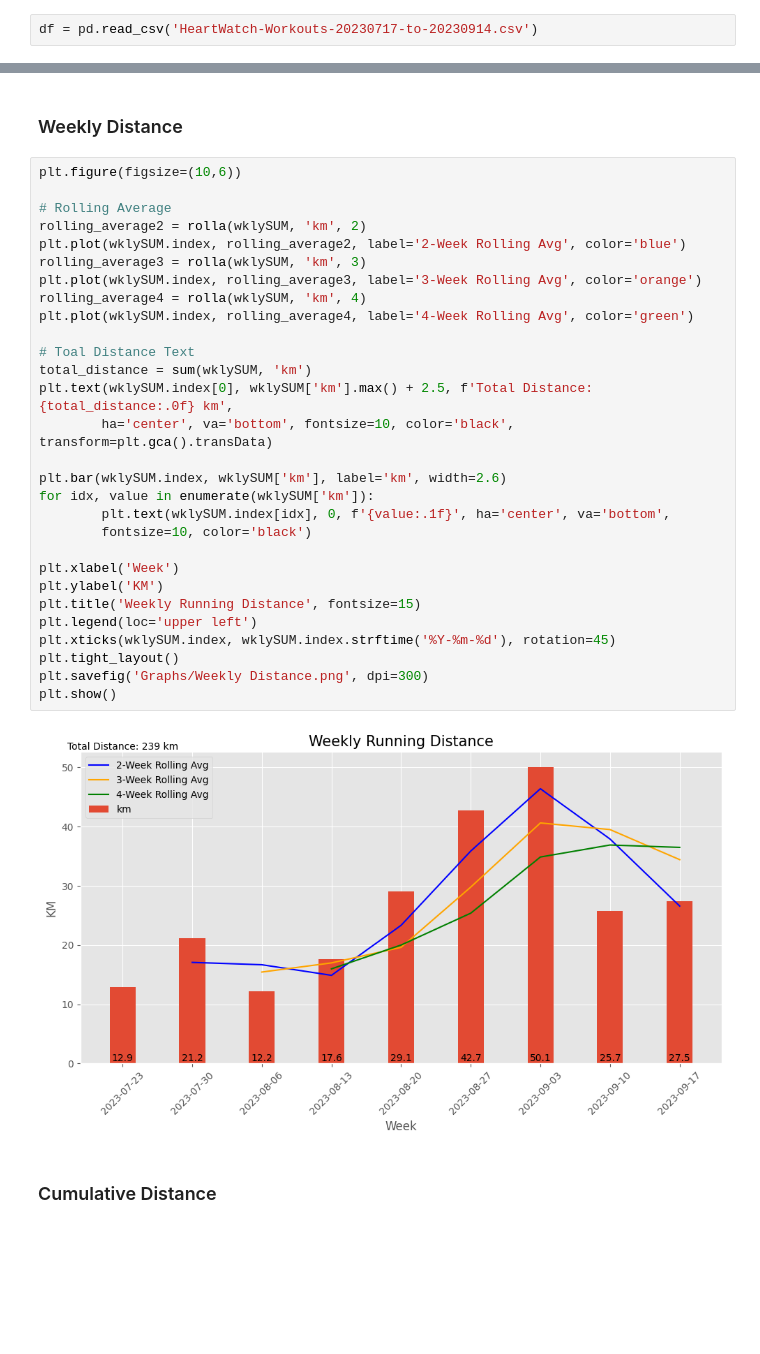
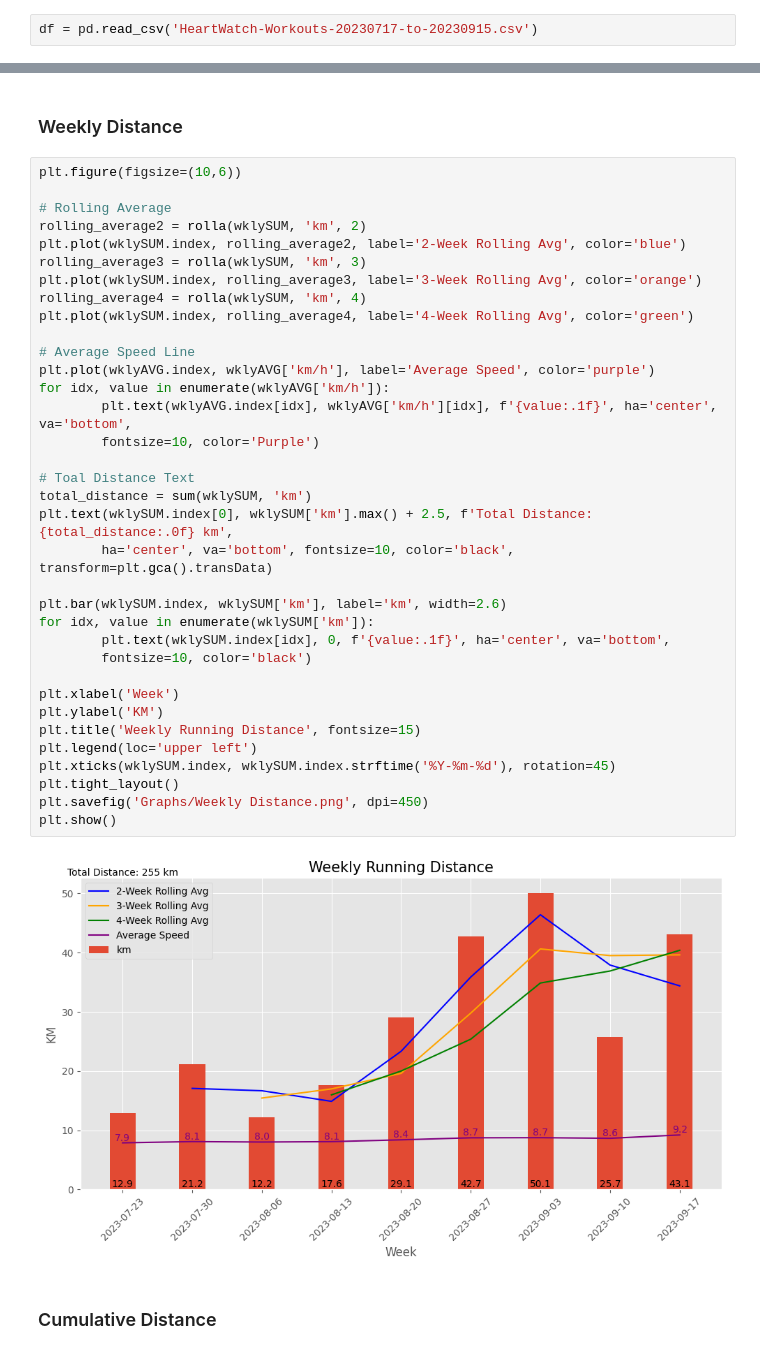
Before and after one commit to palmerac/Elevate, a Jupyter notebook: runStats.ipynb, the cells around one changed output, grey strips where cells are left out. Cells and saved outputs as stored; diff of their text form; blank space fills up the shorter version.

```diff
--- a/runStats.ipynb
+++ b/runStats.ipynb
@@ -61,7 +61,7 @@ def rnd(val, deci):
 # %% [markdown]
 Only counting activities post Europe, export HeartWatch Workouts from Jul 17 - Today and add the csv to the wd
 # %%
-df = pd.read_csv('HeartWatch-Workouts-20230717-to-20230914.csv')
+df = pd.read_csv('HeartWatch-Workouts-20230717-to-20230915.csv')
 # %%
 df = df.drop(['Date', 'from', 'to', 'rpe', 'Load', 'bpm-lo', 'bpm-90%+-%', '90%+-mins',
               'bpm-80-90%-%', '80-90%-mins','bpm-70-80%-%', '70-80%-mins','bpm-60-70%-%',
@@ -246,34 +254,40 @@ plt.show()
 # %%
 plt.figure(figsize=(10,6))
 
 # Rolling Average
 rolling_average2 = rolla(wklySUM, 'km', 2)
 plt.plot(wklySUM.index, rolling_average2, label='2-Week Rolling Avg', color='blue')
 rolling_average3 = rolla(wklySUM, 'km', 3)
 plt.plot(wklySUM.index, rolling_average3, label='3-Week Rolling Avg', color='orange')
 rolling_average4 = rolla(wklySUM, 'km', 4)
 plt.plot(wklySUM.index, rolling_average4, label='4-Week Rolling Avg', color='green')
+
+# Average Speed Line
+plt.plot(wklyAVG.index, wklyAVG['km/h'], label='Average Speed', color='purple')
+for idx, value in enumerate(wklyAVG['km/h']):
+        plt.text(wklyAVG.index[idx], wklyAVG['km/h'][idx], f'{value:.1f}', ha='center', va='bottom',
+        fontsize=10, color='Purple')
 
 # Toal Distance Text
 total_distance = sum(wklySUM, 'km')
 plt.text(wklySUM.index[0], wklySUM['km'].max() + 2.5, f'Total Distance: {total_distance:.0f} km',
         ha='center', va='bottom', fontsize=10, color='black', transform=plt.gca().transData)
 
 plt.bar(wklySUM.index, wklySUM['km'], label='km', width=2.6)
 for idx, value in enumerate(wklySUM['km']):
         plt.text(wklySUM.index[idx], 0, f'{value:.1f}', ha='center', va='bottom',
         fontsize=10, color='black')
 
 plt.xlabel('Week')
 plt.ylabel('KM')
 plt.title('Weekly Running Distance', fontsize=15)
 plt.legend(loc='upper left')
 plt.xticks(wklySUM.index, wklySUM.index.strftime('%Y-%m-%d'), rotation=45)
 plt.tight_layout()
-plt.savefig('Graphs/Weekly Distance.png', dpi=300)
+plt.savefig('Graphs/Weekly Distance.png', dpi=450)
 plt.show()
 # %% [output]
-[figure, old version]
+[figure, new version]
 # %% [markdown]
 ### Cumulative Distance
 # %%
```
Also changed, not shown: parts of 12 cells of this notebook, 9 other files.
